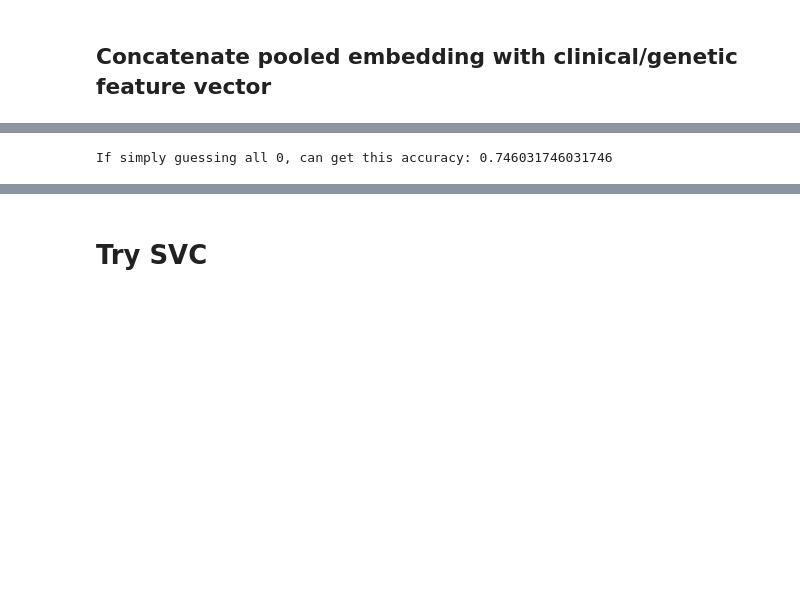
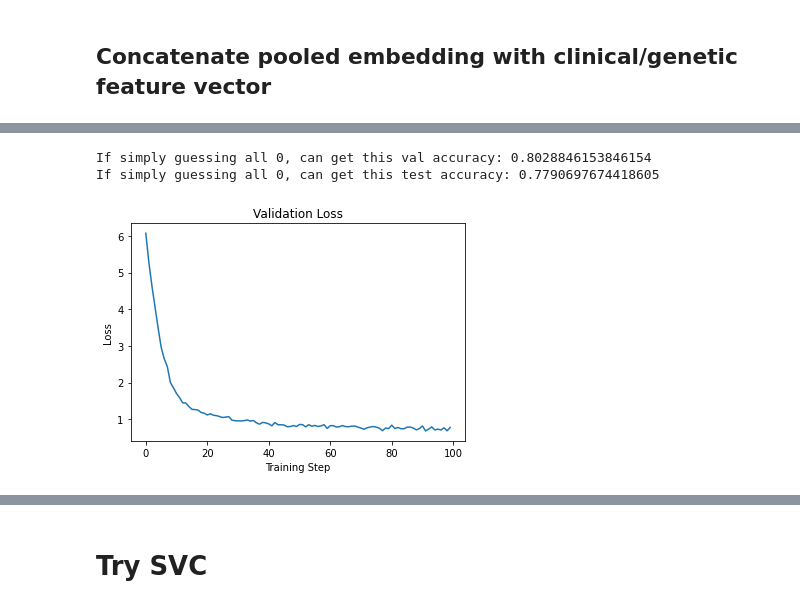
Before and after one commit to jvgalvin/capstone, a Jupyter notebook: notebooks/multimodal_embeddings_with_pooling.ipynb, the cells around one changed output, grey strips where cells are left out. Saved outputs shown, nothing was run; the diff lists cells and outputs as text; code cells hidden in the pictures; blank space fills up the shorter version.

Commit message:
retrained on additional data

```diff
--- a/notebooks/multimodal_embeddings_with_pooling.ipynb
+++ b/notebooks/multimodal_embeddings_with_pooling.ipynb
@@ -455,22 +530,28 @@ test_embeddings["embedding"] = latent_reps
 # %%
 # Join back into X_train, X_test
 X_train = pd.merge(train_embeddings, X_train, on="PTID")
+X_val = pd.merge(val_embeddings, X_val, on="PTID")
 X_test = pd.merge(test_embeddings, X_test, on="PTID")
 
 # Scale remaining data (clinical/genetic)
 embedding_column_train = X_train["embedding"]
+embedding_column_val = X_val["embedding"]
 embedding_column_test = X_test["embedding"]
 
 columns_to_scale_train = X_train.drop(columns=["embedding", "PTID"])
+columns_to_scale_val = X_val.drop(columns=["embedding", "PTID"])
 columns_to_scale_test = X_test.drop(columns=["embedding", "PTID"])
 
 scaled_train = scaler.fit_transform(columns_to_scale_train)
+scaled_val = scaler.transform(columns_to_scale_val)
 scaled_test = scaler.transform(columns_to_scale_test)
 
 X_train_scaled = pd.DataFrame(data=scaled_train, columns=columns_to_scale_train.columns)
+X_val_scaled = pd.DataFrame(data=scaled_val, columns=columns_to_scale_val.columns)
 X_test_scaled = pd.DataFrame(data=scaled_test, columns=columns_to_scale_test.columns)
 
 X_train_scaled["embedding"] = embedding_column_train
+X_val_scaled["embedding"] = embedding_column_val
 X_test_scaled["embedding"] = embedding_column_test
 # %%
 # Oversample
@@ -484,6 +565,15 @@ vector_column = X_train_resampled["embedding"].values
 other_columns = X_train_resampled.drop(columns=["embedding"]).values
 X_train_final = np.hstack((other_columns, np.vstack(vector_column)))
 
+# # Structure for training (no oversampling)
+# vector_column = X_train_scaled["embedding"].values
+# other_columns = X_train_scaled.drop(columns=["embedding"]).values
+# X_train_final = np.hstack((other_columns, np.vstack(vector_column)))
+
+vector_column = X_val_scaled["embedding"].values
+other_columns = X_val_scaled.drop(columns=["embedding"]).values
+X_val_final = np.hstack((other_columns, np.vstack(vector_column)))
+
 # Structure for test
 vector_column = X_test_scaled["embedding"].values
 other_columns = X_test_scaled.drop(columns=["embedding"]).values
@@ -491,15 +581,15 @@ X_test_final = np.hstack((other_columns, np.vstack(vector_column)))
 # %%
 IN_FEATURES = X_train_final[0].shape[0]
 # %%
-def create_model(dropout=0.3, learning_rate=0.0001, l2_penalty=0.1):
+def create_model(dropout=0.3, learning_rate=0.0001, l1_penalty=0.001, l2_penalty=0.001):
     """Builds classification model"""
 
     model = tf.keras.Sequential()
     inputs = tf.keras.layers.Input(shape=(IN_FEATURES,), name="input_layer") # (Batch, num_features)
 
-    hidden_1 = tf.keras.layers.Dense(256, activation="relu", kernel_regularizer=tf.keras.regularizers.l2(l2_penalty), name="hidden_1")(inputs)
+    hidden_1 = tf.keras.layers.Dense(256, activation="relu", kernel_regularizer=tf.keras.regularizers.L1L2(l1=l1_penalty, l2=l2_penalty), name="hidden_1")(inputs)
     hidden_1 = tf.keras.layers.Dropout(dropout)(hidden_1)
-    hidden_2 = tf.keras.layers.Dense(128, activation="relu", kernel_regularizer=tf.keras.regularizers.l2(l2_penalty), name="hidden_2")(hidden_1)
+    hidden_2 = tf.keras.layers.Dense(128, activation="relu", kernel_regularizer=tf.keras.regularizers.L1L2(l1=l1_penalty, l2=l2_penalty), name="hidden_2")(hidden_1)
     hidden_2 = tf.keras.layers.Dropout(dropout)(hidden_2)
 
     classification = tf.keras.layers.Dense(1, activation="sigmoid", name="classification_layer")(hidden_1)
@@ -516,8 +606,15 @@ model = create_model()
 tf.config.run_functions_eagerly(True)
 history = model.fit(X_train_final,
                     y_train_resampled,
-                    #validation_data=[X_test_final, y_test_final],
+                    validation_data=[X_val_final, y_val_final],
                     batch_size=16,
                     epochs=100)
+
+# tf.config.run_functions_eagerly(True)
+# history = model.fit(X_train_final,
+#                     y_train_final,
+#                     validation_data=[X_val_final, y_val_final],
+#                     batch_size=16,
+#                     epochs=10)
 # %% [output]
 Epoch 1/100
@@ -545,4 +637,17 @@ model.evaluate(X_test_final, y_test_final)
 # %%
-print ("If simply guessing all 0, can get this accuracy:", 1 - y_test_final.sum() / y_test_final.shape[0])
+print ("If simply guessing all 0, can get this val accuracy:", 1 - y_val_final.sum() / y_val_final.shape[0])
+print ("If simply guessing all 0, can get this test accuracy:", 1 - y_test_final.sum() / y_test_final.shape[0])
 # %% [output]
-If simply guessing all 0, can get this accuracy: 0.746031746031746
+If simply guessing all 0, can get this val accuracy: 0.8028846153846154
+If simply guessing all 0, can get this test accuracy: 0.7790697674418605
+# %%
+# Visualize loss curve
+
+losses = history.history["val_loss"]
+plt.plot(losses)
+plt.xlabel("Training Step")
+plt.ylabel("Loss")
+plt.title("Validation Loss")
+plt.show()
+# %% [output]
+[figure, added]
```
Also changed, not shown: parts of 32 cells of this notebook.
